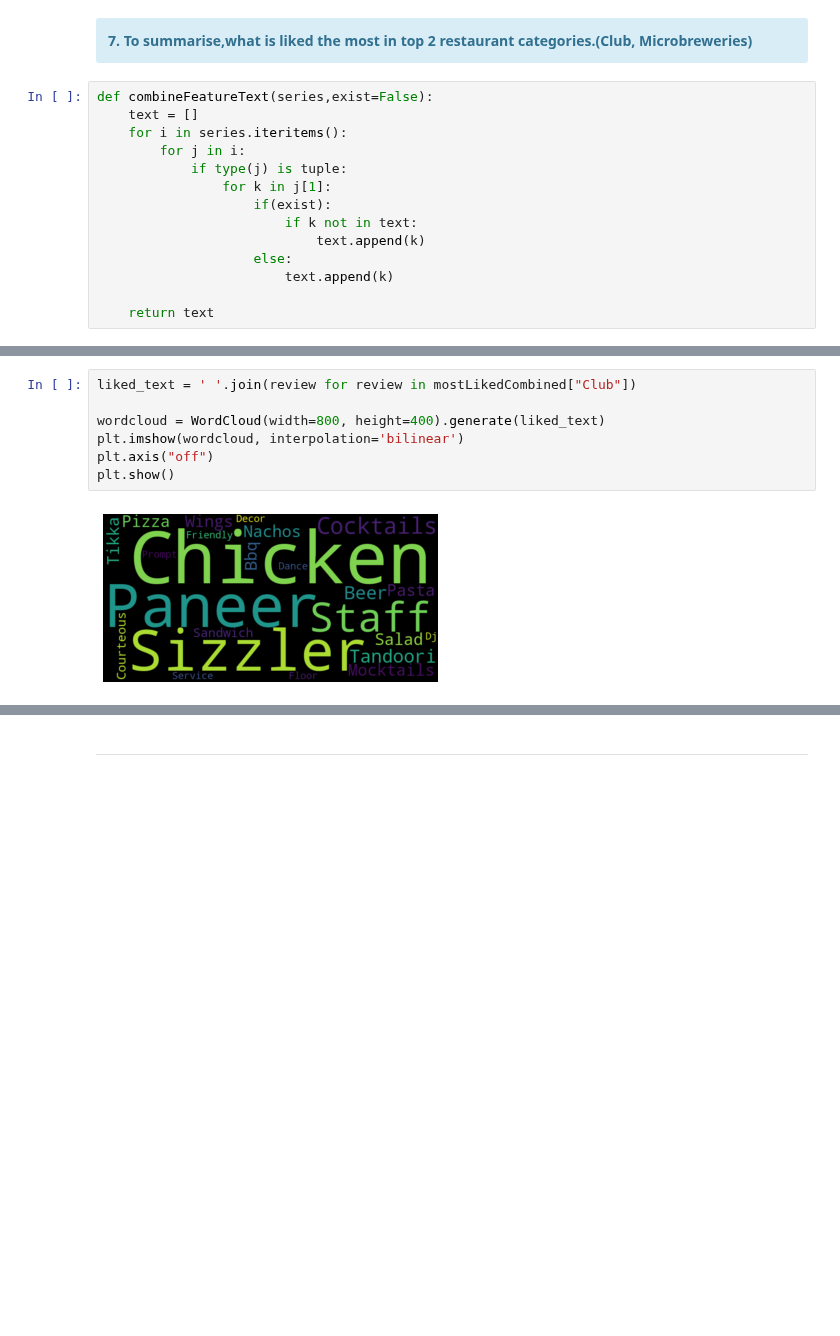
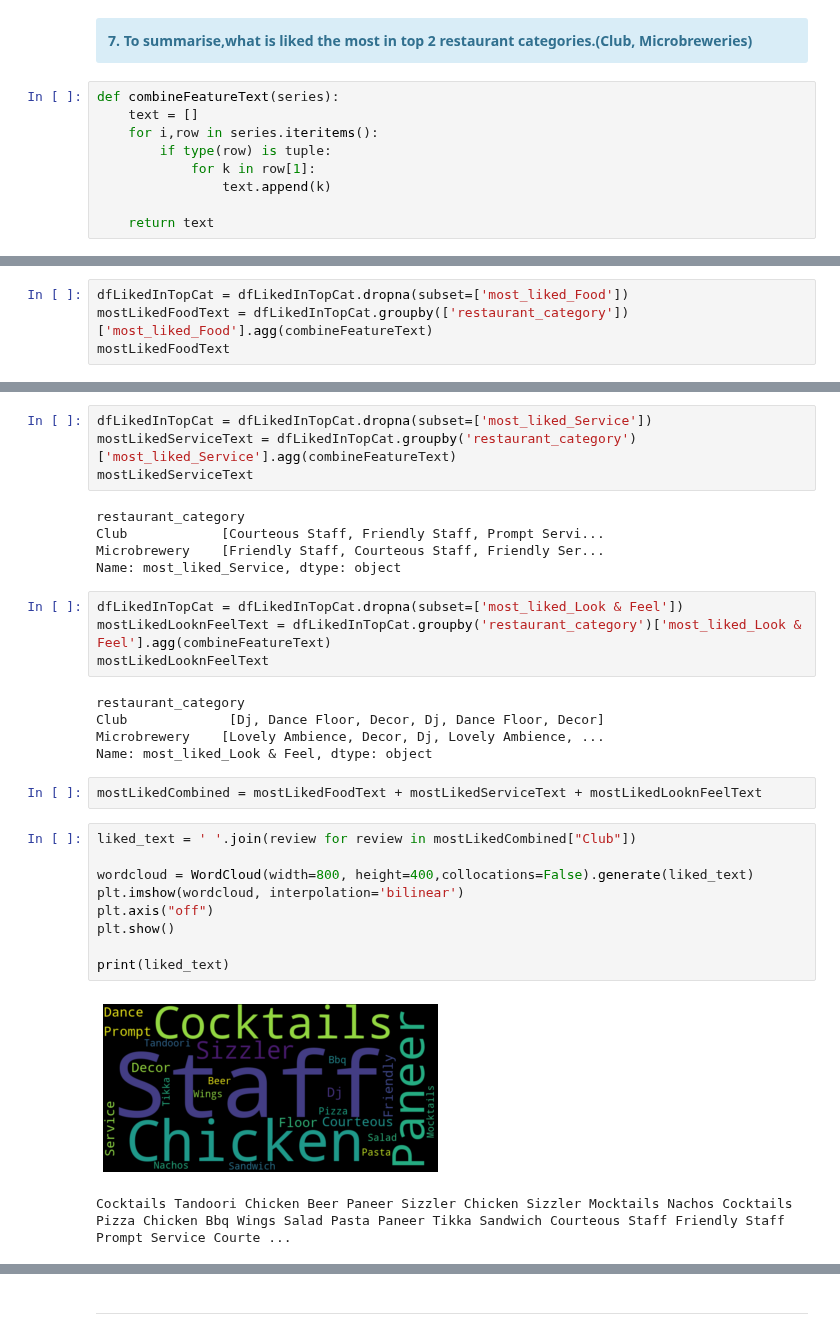
Before and after one commit to Anandpatil412/DSC, a Jupyter notebook: CapstoneProject1/Zomato/ZomatoDataExtractingAndCleaning/zomatoDataCleaning.ipynb, the cells around one changed output, grey strips where cells are left out. Drawn from its saved outputs; the diff is of its cells as text; blank space fills up the shorter version.

```diff
--- a/CapstoneProject1/Zomato/ZomatoDataExtractingAndCleaning/zomatoDataCleaning.ipynb
+++ b/CapstoneProject1/Zomato/ZomatoDataExtractingAndCleaning/zomatoDataCleaning.ipynb
@@ -245,16 +296,11 @@ dfcatratings.sort_values(ascending=False).plot.bar()
 </b>
 </div>
 # %%
-def combineFeatureText(series,exist=False):
+def combineFeatureText(series):
     text = []
-    for i in series.iteritems():
-        for j in i:
-            if type(j) is tuple:
-                for k in j[1]:
-                    if(exist):
-                        if k not in text:
-                            text.append(k)
-                    else:
-                        text.append(k)
+    for i,row in series.iteritems():
+        if type(row) is tuple:
+            for k in row[1]:
+                text.append(k)
 
     return text
@@ -277,0 +310,4 @@ mostLikedCombined = mostLikedFoodText + mostLikedServiceText + mostLikedLooknFee
+# %%
+dfLikedInTopCat = dfLikedInTopCat.dropna(subset=['most_liked_Food'])
+mostLikedFoodText = dfLikedInTopCat.groupby(['restaurant_category'])['most_liked_Food'].agg(combineFeatureText)
+mostLikedFoodText
@@ -278,9 +319,32 @@ mostLikedCombined = mostLikedFoodText + mostLikedServiceText + mostLikedLooknFee
+# %%
+dfLikedInTopCat = dfLikedInTopCat.dropna(subset=['most_liked_Service'])
+mostLikedServiceText = dfLikedInTopCat.groupby('restaurant_category')['most_liked_Service'].agg(combineFeatureText)
+mostLikedServiceText
+# %% [output]
+restaurant_category
+Club            [Courteous Staff, Friendly Staff, Prompt Servi...
+Microbrewery    [Friendly Staff, Courteous Staff, Friendly Ser...
+Name: most_liked_Service, dtype: object
+# %%
+dfLikedInTopCat = dfLikedInTopCat.dropna(subset=['most_liked_Look & Feel'])
+mostLikedLooknFeelText = dfLikedInTopCat.groupby('restaurant_category')['most_liked_Look & Feel'].agg(combineFeatureText)
+mostLikedLooknFeelText
+# %% [output]
+restaurant_category
+Club             [Dj, Dance Floor, Decor, Dj, Dance Floor, Decor]
+Microbrewery    [Lovely Ambience, Decor, Dj, Lovely Ambience, ...
+Name: most_liked_Look & Feel, dtype: object
+# %%
+mostLikedCombined = mostLikedFoodText + mostLikedServiceText + mostLikedLooknFeelText
 # %%
 liked_text = ' '.join(review for review in mostLikedCombined["Club"])
 
-wordcloud = WordCloud(width=800, height=400).generate(liked_text)
+wordcloud = WordCloud(width=800, height=400,collocations=False).generate(liked_text)
 plt.imshow(wordcloud, interpolation='bilinear')
 plt.axis("off")
 plt.show()
+
+print(liked_text)
 # %% [output]
-[figure, old version]
+[figure, new version]
+Cocktails Tandoori Chicken Beer Paneer Sizzler Chicken Sizzler Mocktails Nachos Cocktails Pizza Chicken Bbq Wings Salad Pasta Paneer Tikka Sandwich Courteous Staff Friendly Staff Prompt Service Courte ...
```
Also changed, not shown: parts of 55 cells of this notebook.
